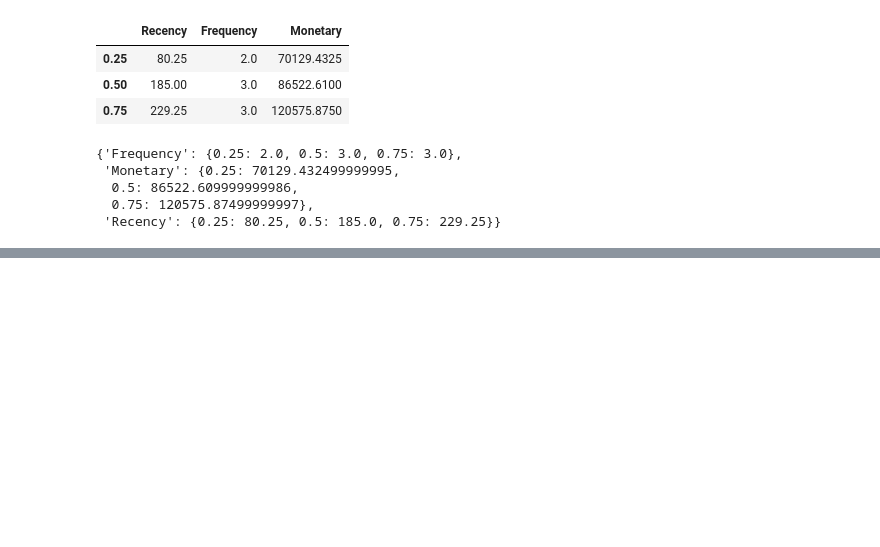
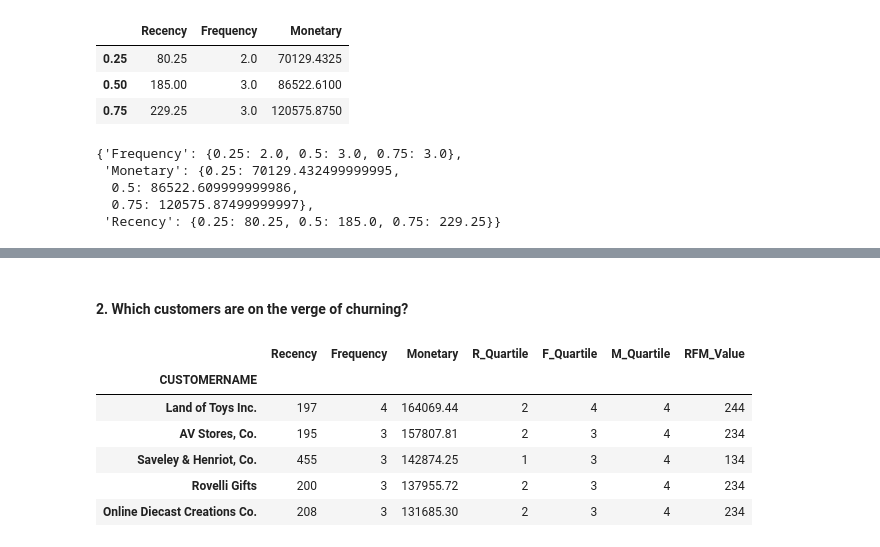
Before and after one commit to dorasimon/Open-Data-Analytics, a Jupyter notebook: Vehicle Sales/Vehicle Sales Analysis.ipynb, the cells around one changed output, grey strips where cells are left out. Saved outputs shown, nothing was run; the diff lists cells and outputs as text; code cells hidden in the pictures; blank space fills up the shorter version.

```diff
--- a/Vehicle Sales/Vehicle Sales Analysis.ipynb
+++ b/Vehicle Sales/Vehicle Sales Analysis.ipynb
@@ -275,0 +324,12 @@ quantiles
+# %% [markdown]
+#### 2. Which customers are on the verge of churning?
+# %%
+rfm_segment[rfm_segment['R_Quartile'] <= 2].sort_values('Monetary', ascending = False).head()
+# %% [output]
+|  | Recency | Frequency | Monetary | R_Quartile | F_Quartile | M_Quartile | RFM_Value |
+| CUSTOMERNAME |  |  |  |  |  |  |  |
+| Land of Toys Inc. | 197 | 4 | 164069.44 | 2 | 4 | 4 | 244 |
+| AV Stores, Co. | 195 | 3 | 157807.81 | 2 | 3 | 4 | 234 |
+| Saveley & Henriot, Co. | 455 | 3 | 142874.25 | 1 | 3 | 4 | 134 |
+| Rovelli Gifts | 200 | 3 | 137955.72 | 2 | 3 | 4 | 234 |
+| Online Diecast Creations Co. | 208 | 3 | 131685.30 | 2 | 3 | 4 | 234 |
```
Also changed, not shown: parts of 17 cells of this notebook.
